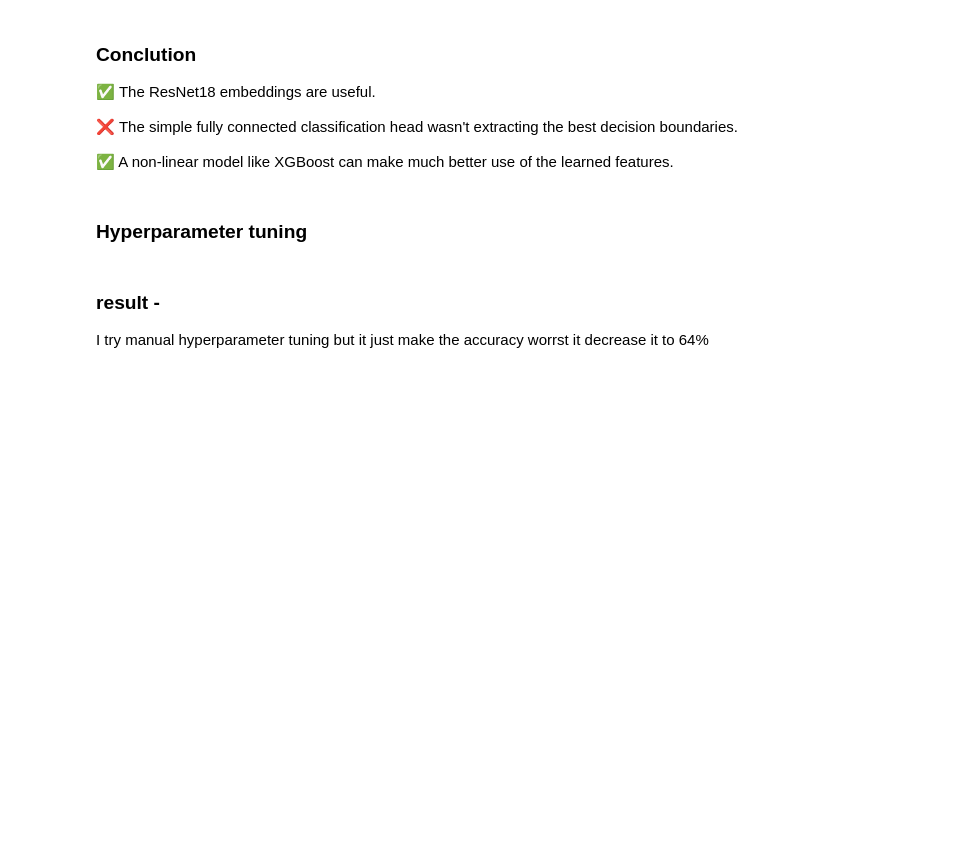
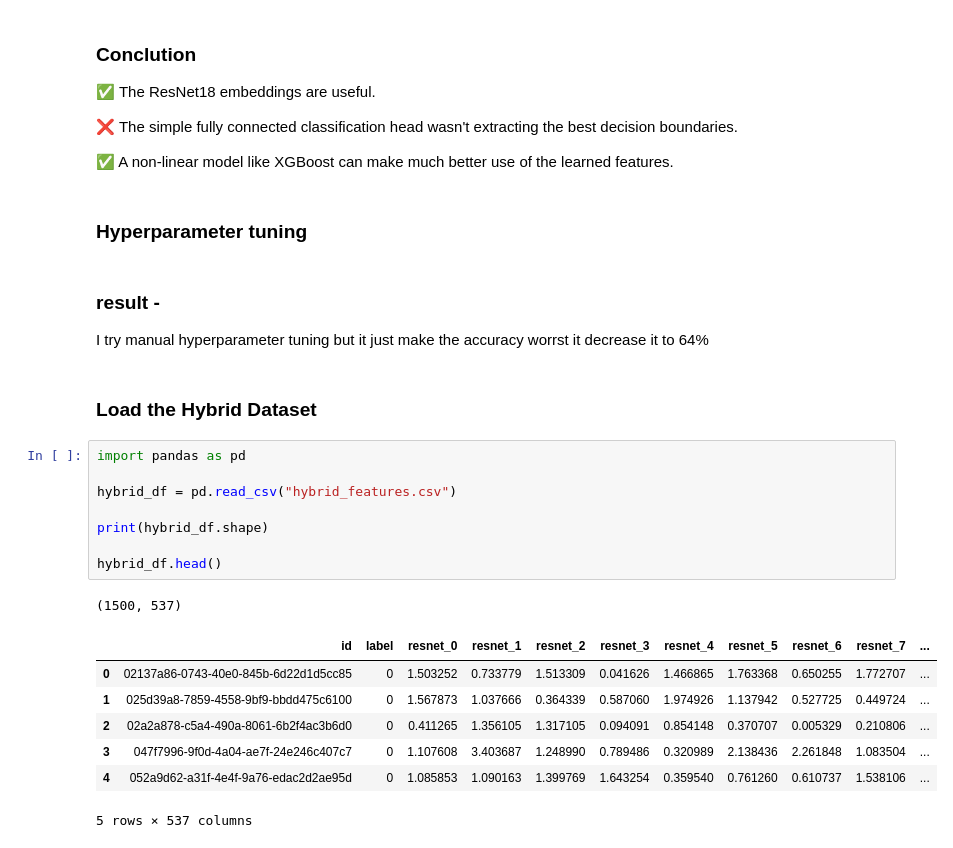
Before and after one commit to Vaibhavv526/Predicting-Illumination-from-Camera-Images, a Jupyter notebook: XGBoost.ipynb, the cells around one changed output. Cells and saved outputs as stored; diff of their text form; blank space fills up the shorter version.

```diff
--- a/XGBoost.ipynb
+++ b/XGBoost.ipynb
@@ -255,3 +255,22 @@ plt.show()
 # %% [markdown]
 ### result -
 I try manual hyperparameter tuning but it just make the accuracy worrst it decrease it to 64%
+# %% [markdown]
+### Load the Hybrid Dataset
+# %%
+import pandas as pd
+
+hybrid_df = pd.read_csv("hybrid_features.csv")
+
+print(hybrid_df.shape)
+
+hybrid_df.head()
+# %% [output]
+(1500, 537)
+|  | id | label | resnet_0 | resnet_1 | resnet_2 | resnet_3 | resnet_4 | resnet_5 | resnet_6 | resnet_7 | ... |
+| 0 | 02137a86-0743-40e0-845b-6d22d1d5cc85 | 0 | 1.503252 | 0.733779 | 1.513309 | 0.041626 | 1.466865 | 1.763368 | 0.650255 | 1.772707 | ... |
+| 1 | 025d39a8-7859-4558-9bf9-bbdd475c6100 | 0 | 1.567873 | 1.037666 | 0.364339 | 0.587060 | 1.974926 | 1.137942 | 0.527725 | 0.449724 | ... |
+| 2 | 02a2a878-c5a4-490a-8061-6b2f4ac3b6d0 | 0 | 0.411265 | 1.356105 | 1.317105 | 0.094091 | 0.854148 | 0.370707 | 0.005329 | 0.210806 | ... |
+| 3 | 047f7996-9f0d-4a04-ae7f-24e246c407c7 | 0 | 1.107608 | 3.403687 | 1.248990 | 0.789486 | 0.320989 | 2.138436 | 2.261848 | 1.083504 | ... |
+| 4 | 052a9d62-a31f-4e4f-9a76-edac2d2ae95d | 0 | 1.085853 | 1.090163 | 1.399769 | 1.643254 | 0.359540 | 0.761260 | 0.610737 | 1.538106 | ... |
+5 rows × 537 columns
```
Also changed, not shown: parts of 5 cells of this notebook, 3 other files.
